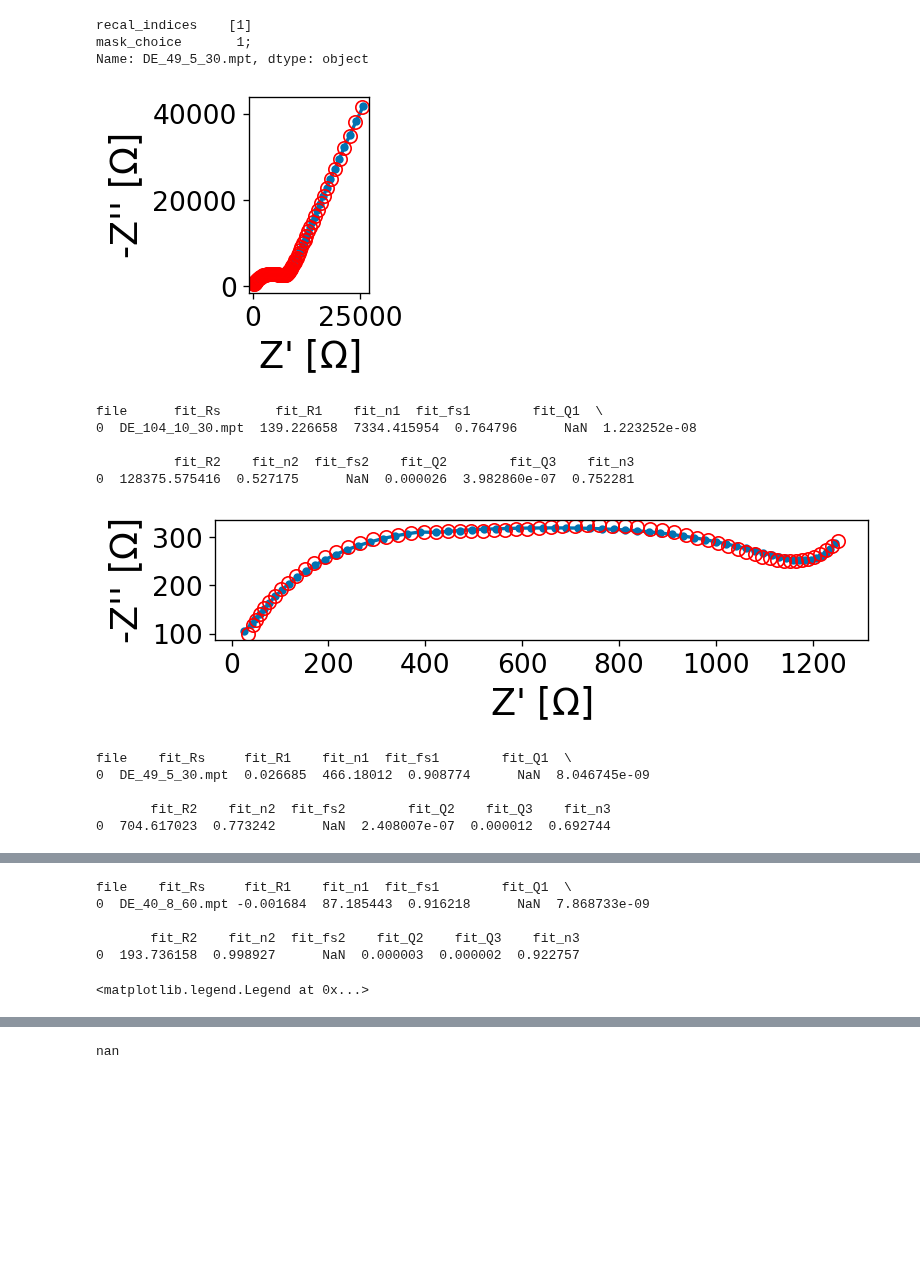
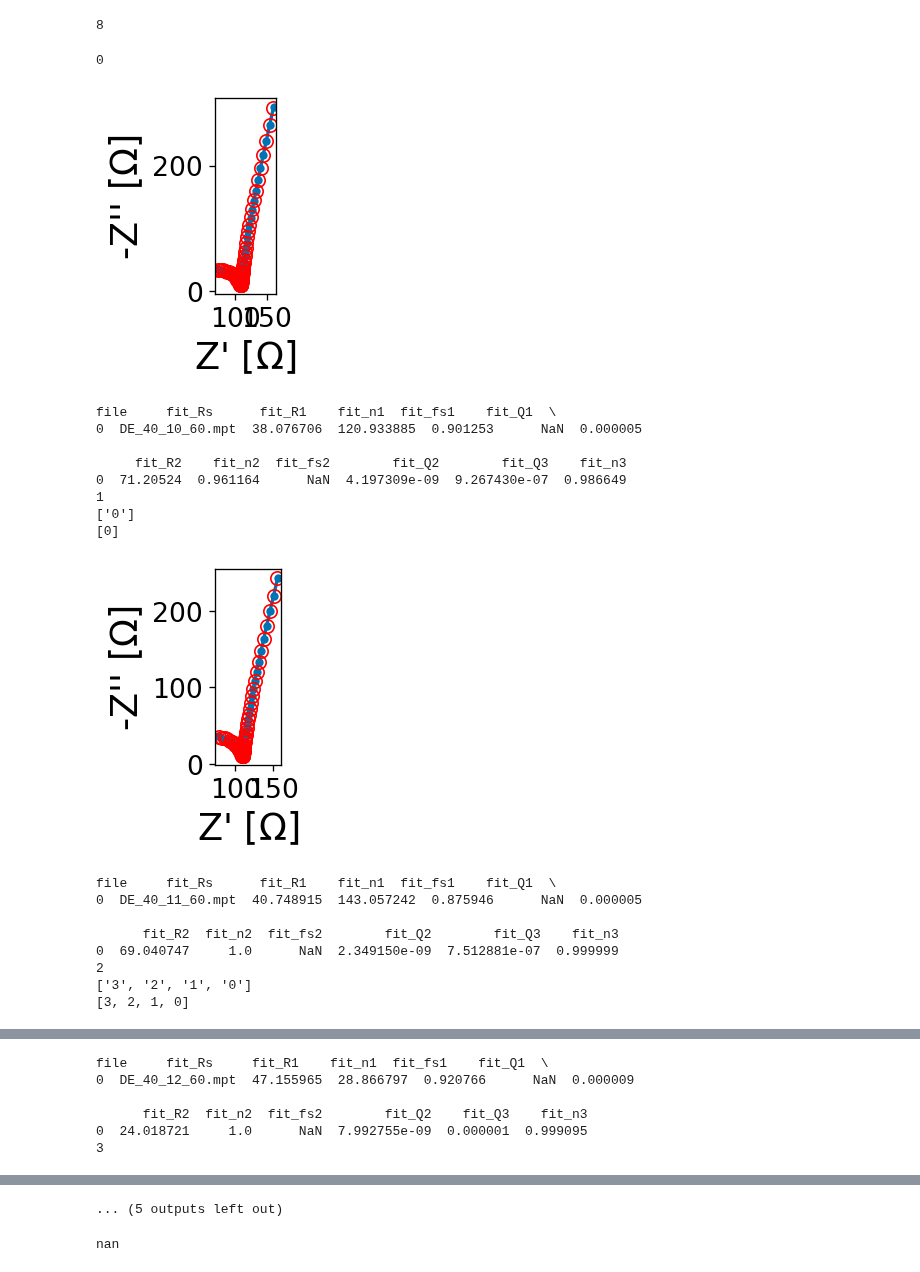
Before and after one commit to WildcatDiscovery/EIS_Manager, a Jupyter notebook: utils/auto.ipynb, the cells around one changed output, grey strips where cells are left out. Saved outputs shown, nothing was run; the diff lists cells and outputs as text; code cells hidden in the pictures; blank space fills up the shorter version.

```diff
--- a/utils/auto.ipynb
+++ b/utils/auto.ipynb
@@ -3,13 +3,10 @@
 from tools import *
 # %%
 csv =pd.read_csv(r"C:\Users\cjang.WILDCAT\Desktop\eis\test", names = ['name', 'recal_indices', 'mask_choice'],index_col = 0, sep = " ", header = None)
-# %%
-csv.iloc[1].recal_indices = '[1]'
-csv.iloc[1]
-# %% [output]
-recal_indices    [1]
-mask_choice       1;
-Name: DE_49_5_30.mpt, dtype: object
+# %%
+len(csv)
+# %% [output]
+8
 # %%
 mpt = mpt_data(path = r'C:\Users\cjang.WILDCAT\Desktop\eis\EIS_Manager\data\\', data = [csv.iloc[1].name])
 # %%
@@ -18,6 +15,7 @@ import logging
 logging.getLogger().setLevel(logging.CRITICAL)
 import math
 for i in range(len(csv)):
+    print(i)
     mpt = mpt_data(path = r'C:\Users\cjang.WILDCAT\Desktop\eis\EIS_Manager\data\\', data = [csv.iloc[i].name])
     #print(mpt.data)
     if len((csv.iloc[i].mask_choice.strip('[')).strip('];')) == 1:
@@ -104,53 +102,59 @@ for i in range(len(csv)):
                         continue
                     else:
                         if ind in masked_mpt.df[0].index:
                             mpt.df[0] = mpt.df[0].drop(ind,axis=0)
                         else:
                             continue
                 #print(len(masked_mpt.df[0]))
             else:
                 #print('guessing...')
                 continue
             print(mpt.guesser())
             print('here')
         else:
             print('bad masking choice')
     else:
-        #print([float(i) for i in (csv.iloc[i].mask_choice.strip('[')).strip('];').split(',')])
-        raw_window = [float(i) for i in (csv.iloc[i].mask_choice.strip('[')).strip('];').split(',')]
+        #print([str(i) for i in (csv.iloc[i].mask_choice.strip('[')).strip('];').split(',')])
+        raw_window = [str(i) for i in (csv.iloc[i].mask_choice.strip('[')).strip('];').split(',')]
         #print(mpt.window_masker([raw_window[0],raw_window[1]], [raw_window[2],raw_window[3]]))
-        mask_choice = mpt.window_masker([raw_window[0],raw_window[1]], [raw_window[2],raw_window[3]])
+        mask_choice = mpt.window_masker([float(raw_window[0]),float(raw_window[1])], [float(raw_window[2]),float(raw_window[3])])
         masked_mpt = mpt_data(path =  r'C:\Users\cjang.WILDCAT\Desktop\eis\EIS_Manager\data\\', data = [csv.iloc[i].name], mask = mask_choice)
-        if (csv.iloc[i].recal_indices.strip('[')).strip(']') != 'NaN':
-            pre_inds =(csv.iloc[i].recal_indices.strip('[')).strip(']').split(',')
+        #print((str(csv.iloc[i].recal_indices).strip('[')).strip(']'))
+        if (str(csv.iloc[i].recal_indices).strip('[')).strip(']') != 'nan':
+            pre_inds =(str(csv.iloc[i].recal_indices).strip('[')).strip(']').split(',')
+            print(pre_inds)
             edited_inds = [int(i) for i in pre_inds]
-            #print(edited_inds)
+            print(edited_inds)
             for ind in edited_inds:
                 if ind == "[":
                     continue
                 elif ind == "]":
                     continue
                 else:
                     if ind in masked_mpt.df[0].index:
                         masked_mpt.df[0] = masked_mpt.df[0].drop(ind,axis=0)
                     else:
                         continue
+            print(masked_mpt.guesser())
         else:
-            continue
-        #print(len(masked_mpt.df[0]))
-        #d = (masked_mpt.df[0])
-        print(masked_mpt.guesser())
-plt.legend()
+            print(masked_mpt.guesser())
 # %% [output]
+0
-[figure, old version]
+[figure, new version]
-file      fit_Rs       fit_R1    fit_n1  fit_fs1        fit_Q1  \
-0  DE_104_10_30.mpt  139.226658  7334.415954  0.764796      NaN  1.223252e-08
-
-          fit_R2    fit_n2  fit_fs2    fit_Q2        fit_Q3    fit_n3
-0  128375.575416  0.527175      NaN  0.000026  3.982860e-07  0.752281
+file     fit_Rs      fit_R1    fit_n1  fit_fs1    fit_Q1  \
+0  DE_40_10_60.mpt  38.076706  120.933885  0.901253      NaN  0.000005
+
+     fit_R2    fit_n2  fit_fs2        fit_Q2        fit_Q3    fit_n3
+0  71.20524  0.961164      NaN  4.197309e-09  9.267430e-07  0.986649
+1
+['0']
+[0]
-[figure, old version]
+[figure, new version]
-file    fit_Rs     fit_R1    fit_n1  fit_fs1        fit_Q1  \
-0  DE_49_5_30.mpt  0.026685  466.18012  0.908774      NaN  8.046745e-09
-
-       fit_R2    fit_n2  fit_fs2        fit_Q2    fit_Q3    fit_n3
-0  704.617023  0.773242      NaN  2.408007e-07  0.000012  0.692744
+file     fit_Rs      fit_R1    fit_n1  fit_fs1    fit_Q1  \
+0  DE_40_11_60.mpt  40.748915  143.057242  0.875946      NaN  0.000005
+
+      fit_R2  fit_n2  fit_fs2        fit_Q2        fit_Q3    fit_n3
+0  69.040747     1.0      NaN  2.349150e-09  7.512881e-07  0.999999
+2
+['3', '2', '1', '0']
+[3, 2, 1, 0]
@@ -158,6 +162,6 @@ file    fit_Rs     fit_R1    fit_n1  fit_fs1        fit_Q1  \
-file    fit_Rs     fit_R1    fit_n1  fit_fs1        fit_Q1  \
-0  DE_40_8_60.mpt -0.001684  87.185443  0.916218      NaN  7.868733e-09
-
-       fit_R2    fit_n2  fit_fs2    fit_Q2    fit_Q3    fit_n3
-0  193.736158  0.998927      NaN  0.000003  0.000002  0.922757
-<matplotlib.legend.Legend at 0x...>
+file     fit_Rs     fit_R1    fit_n1  fit_fs1    fit_Q1  \
+0  DE_40_12_60.mpt  47.155965  28.866797  0.920766      NaN  0.000009
+
+      fit_R2  fit_n2  fit_fs2        fit_Q2    fit_Q3    fit_n3
+0  24.018721     1.0      NaN  7.992755e-09  0.000001  0.999095
+3
@@ -165 +183,2 @@ file    fit_Rs     fit_R1    fit_n1  fit_fs1        fit_Q1  \
+... (5 outputs left out)
 # %%
```
Also changed, not shown: parts of 2 cells of this notebook, 2 other files.
